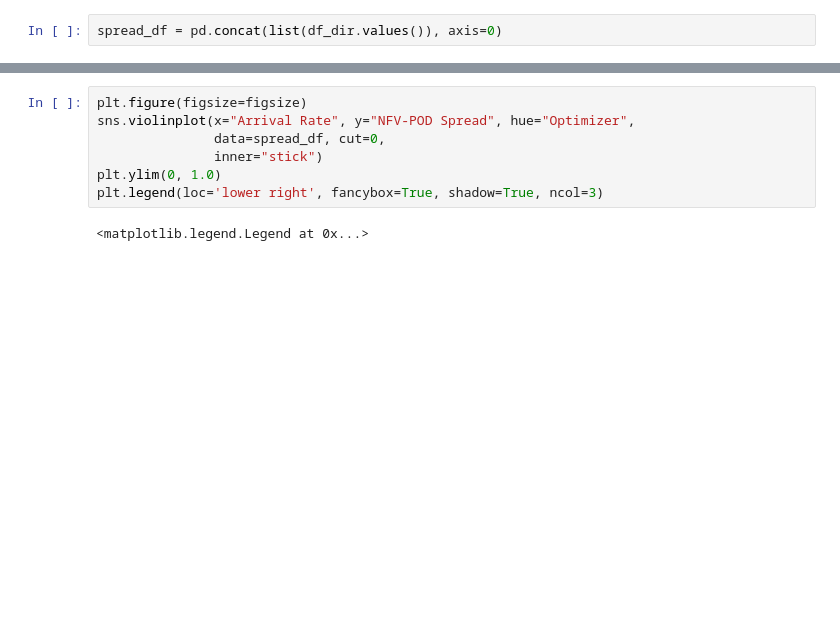
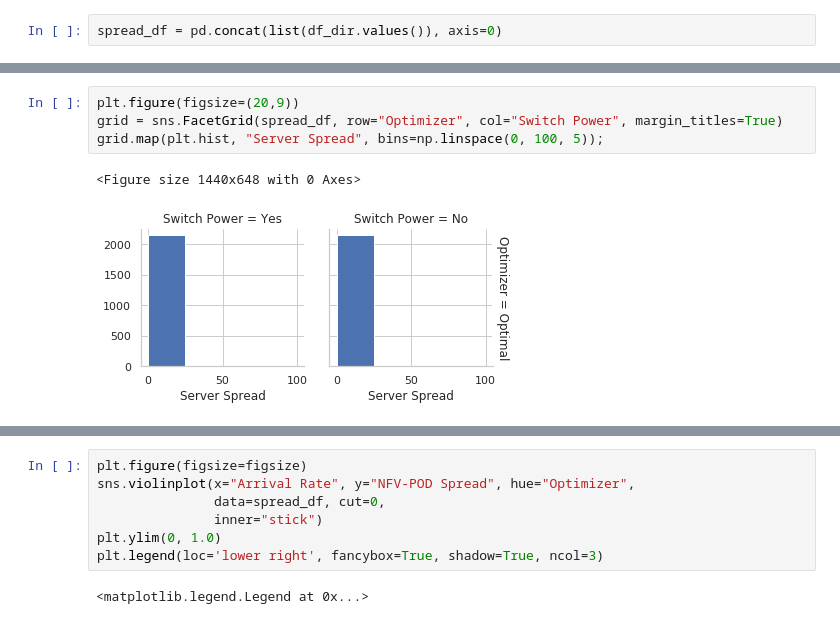
Before and after one commit to mfbari/esso, a Jupyter notebook: plots/plot_server_and_co_spread.ipynb, the cells around one changed output, grey strips where cells are left out. Cells and saved outputs as stored; diff of their text form; blank space fills up the shorter version.

```diff
--- a/plots/plot_server_and_co_spread.ipynb
+++ b/plots/plot_server_and_co_spread.ipynb
@@ -79,0 +106,7 @@ memory usage: 427.9+ KB
+# %%
+plt.figure(figsize=(20,9))
+grid = sns.FacetGrid(spread_df, row="Optimizer", col="Switch Power", margin_titles=True)
+grid.map(plt.hist, "Server Spread", bins=np.linspace(0, 100, 5));
+# %% [output]
+<Figure size 1440x648 with 0 Axes>
+[figure, added]
```
Also changed, not shown: parts of 11 cells of this notebook.
